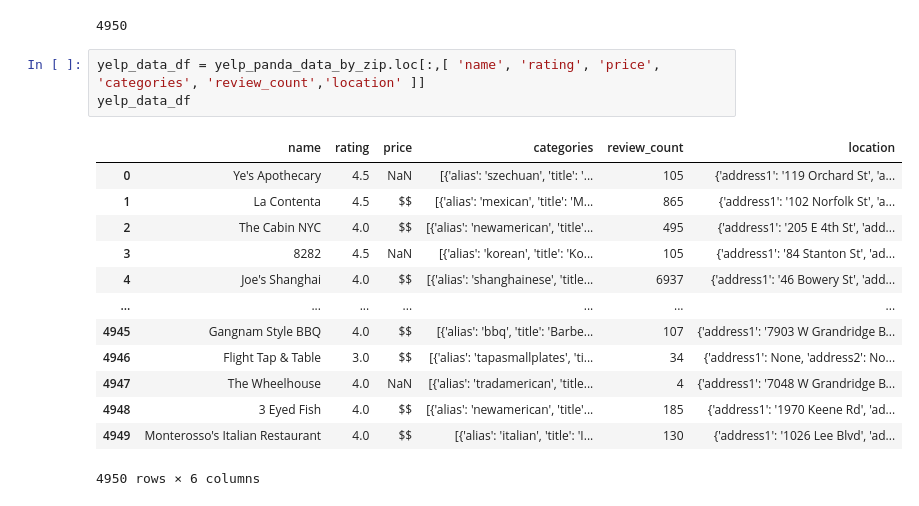
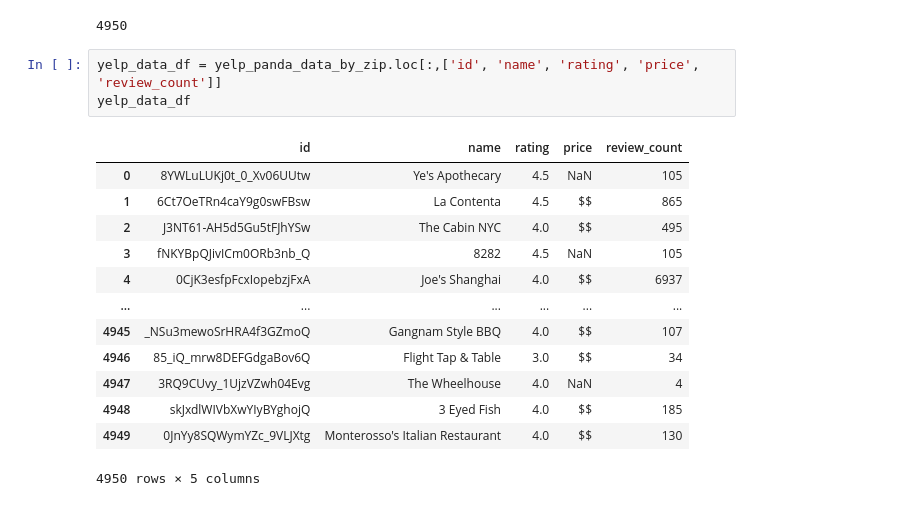
Before and after one commit to erikajwolf/Yelp_Metro_US_Analysis, a Jupyter notebook: yelp_cleaning_data.ipynb, the cells around one changed output. Drawn from its saved outputs; the diff is of its cells as text.

```diff
--- a/yelp_cleaning_data.ipynb
+++ b/yelp_cleaning_data.ipynb
@@ -85,20 +86,20 @@ len(yelp_panda_data_by_zip)
 # %% [output]
 4950
 # %%
-yelp_data_df = yelp_panda_data_by_zip.loc[:,[ 'name', 'rating', 'price', 'categories', 'review_count','location' ]]
+yelp_data_df = yelp_panda_data_by_zip.loc[:,['id', 'name', 'rating', 'price', 'review_count']]
 yelp_data_df
 # %% [output]
-|  | name | rating | price | categories | review_count | location |
-| 0 | Ye's Apothecary | 4.5 | NaN | [{'alias': 'szechuan', 'title': '... | 105 | {'address1': '119 Orchard St', 'a... |
-| 1 | La Contenta | 4.5 | $$ | [{'alias': 'mexican', 'title': 'M... | 865 | {'address1': '102 Norfolk St', 'a... |
-| 2 | The Cabin NYC | 4.0 | $$ | [{'alias': 'newamerican', 'title'... | 495 | {'address1': '205 E 4th St', 'add... |
-| 3 | 8282 | 4.5 | NaN | [{'alias': 'korean', 'title': 'Ko... | 105 | {'address1': '84 Stanton St', 'ad... |
-| 4 | Joe's Shanghai | 4.0 | $$ | [{'alias': 'shanghainese', 'title... | 6937 | {'address1': '46 Bowery St', 'add... |
-| ... | ... | ... | ... | ... | ... | ... |
-| 4945 | Gangnam Style BBQ | 4.0 | $$ | [{'alias': 'bbq', 'title': 'Barbe... | 107 | {'address1': '7903 W Grandridge B... |
-| 4946 | Flight Tap & Table | 3.0 | $$ | [{'alias': 'tapasmallplates', 'ti... | 34 | {'address1': None, 'address2': No... |
-| 4947 | The Wheelhouse | 4.0 | NaN | [{'alias': 'tradamerican', 'title... | 4 | {'address1': '7048 W Grandridge B... |
-| 4948 | 3 Eyed Fish | 4.0 | $$ | [{'alias': 'newamerican', 'title'... | 185 | {'address1': '1970 Keene Rd', 'ad... |
-| 4949 | Monterosso's Italian Restaurant | 4.0 | $$ | [{'alias': 'italian', 'title': 'I... | 130 | {'address1': '1026 Lee Blvd', 'ad... |
+|  | id | name | rating | price | review_count |
+| 0 | 8YWLuLUKj0t_0_Xv06UUtw | Ye's Apothecary | 4.5 | NaN | 105 |
+| 1 | 6Ct7OeTRn4caY9g0swFBsw | La Contenta | 4.5 | $$ | 865 |
+| 2 | J3NT61-AH5d5Gu5tFJhYSw | The Cabin NYC | 4.0 | $$ | 495 |
+| 3 | fNKYBpQJivICm0ORb3nb_Q | 8282 | 4.5 | NaN | 105 |
+| 4 | 0CjK3esfpFcxIopebzjFxA | Joe's Shanghai | 4.0 | $$ | 6937 |
+| ... | ... | ... | ... | ... | ... |
+| 4945 | _NSu3mewoSrHRA4f3GZmoQ | Gangnam Style BBQ | 4.0 | $$ | 107 |
+| 4946 | 85_iQ_mrw8DEFGdgaBov6Q | Flight Tap & Table | 3.0 | $$ | 34 |
+| 4947 | 3RQ9CUvy_1UjzVZwh04Evg | The Wheelhouse | 4.0 | NaN | 4 |
+| 4948 | skJxdlWIVbXwYIyBYghojQ | 3 Eyed Fish | 4.0 | $$ | 185 |
+| 4949 | 0JnYy8SQWymYZc_9VLJXtg | Monterosso's Italian Restaurant | 4.0 | $$ | 130 |
-4950 rows × 6 columns
+4950 rows × 5 columns
 # %%
```
Also changed, not shown: parts of 17 cells of this notebook.
